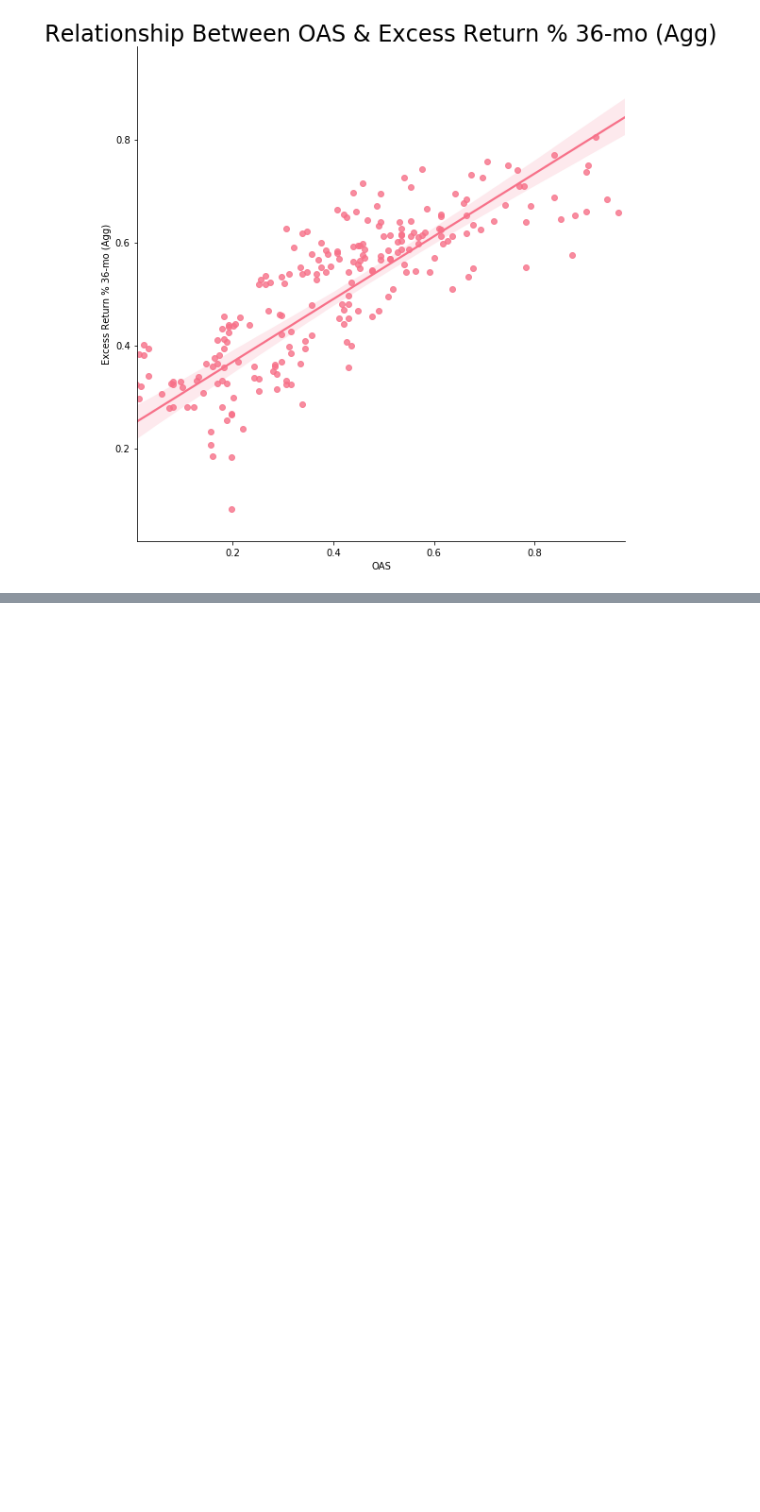
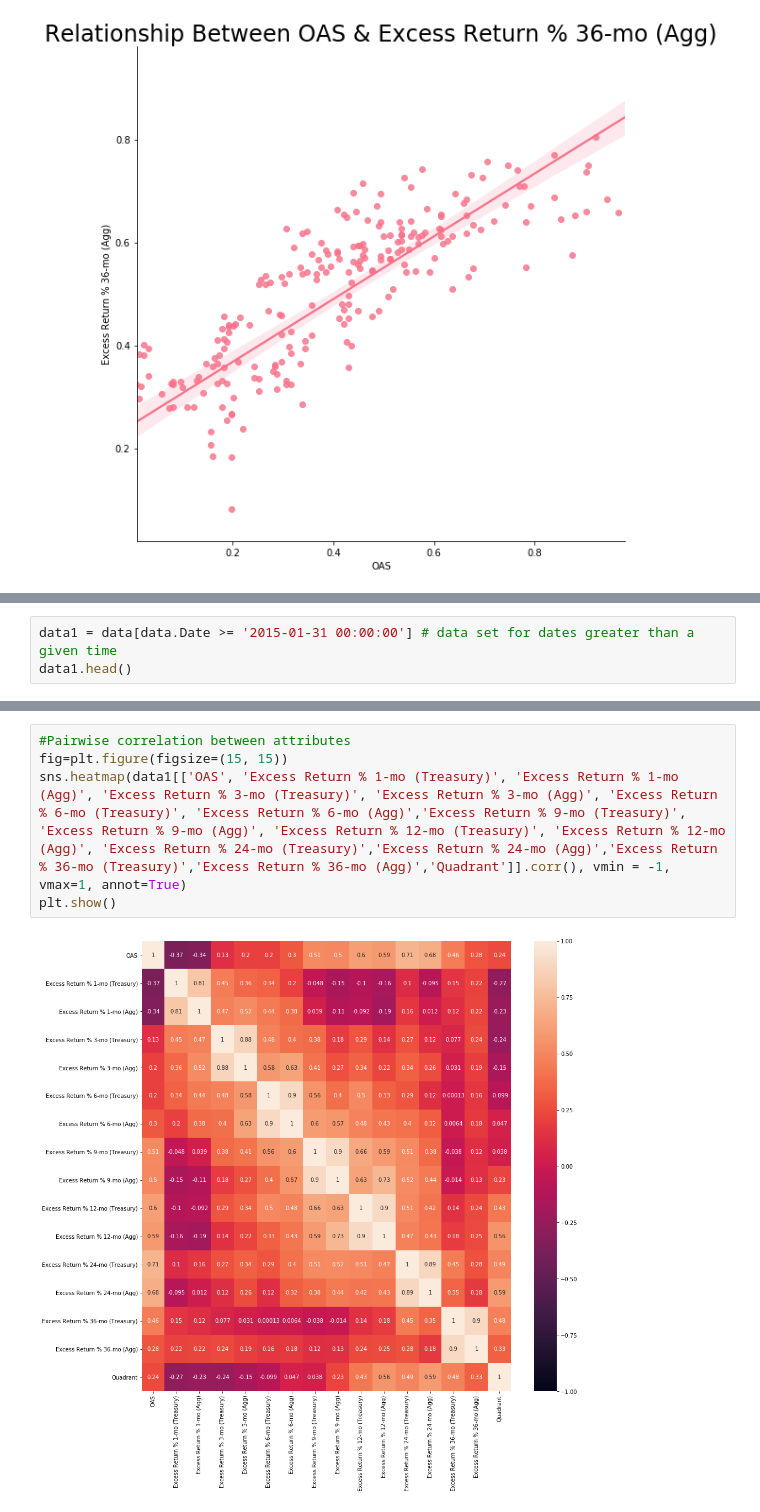
Before and after one commit to valazeinali/BoydWatterson, a Jupyter notebook: BoydWatterson/Analysis of Min_Max Data_NO_Outliers_IG.ipynb, the cells around one changed output, grey strips where cells are left out. Drawn from its saved outputs; the diff is of its cells as text; blank space fills up the shorter version.

```diff
--- a/BoydWatterson/Analysis of Min_Max Data_NO_Outliers_IG.ipynb
+++ b/BoydWatterson/Analysis of Min_Max Data_NO_Outliers_IG.ipynb
@@ -259,0 +262,3 @@ plt.xlim(left=.01)
+# %%
+data1 = data[data.Date >= '2015-01-31 00:00:00'] # data set for dates greater than a given time
+data1.head()
@@ -259,0 +283,7 @@ plt.xlim(left=.01)
+# %%
+#Pairwise correlation between attributes
+fig=plt.figure(figsize=(15, 15))
+sns.heatmap(data1[['OAS', 'Excess Return % 1-mo (Treasury)', 'Excess Return % 1-mo (Agg)', 'Excess Return % 3-mo (Treasury)', 'Excess Return % 3-mo (Agg)', 'Excess Return % 6-mo (Treasury)', 'Excess Return % 6-mo (Agg)','Excess Return % 9-mo (Treasury)', 'Excess Return % 9-mo (Agg)', 'Excess Return % 12-mo (Treasury)', 'Excess Return % 12-mo (Agg)', 'Excess Return % 24-mo (Treasury)','Excess Return % 24-mo (Agg)','Excess Return % 36-mo (Treasury)','Excess Return % 36-mo (Agg)','Quadrant']].corr(), vmin = -1, vmax=1, annot=True)
+plt.show()
+# %% [output]
+[figure, added]
```
Also changed, not shown: parts of 95 cells of this notebook.
